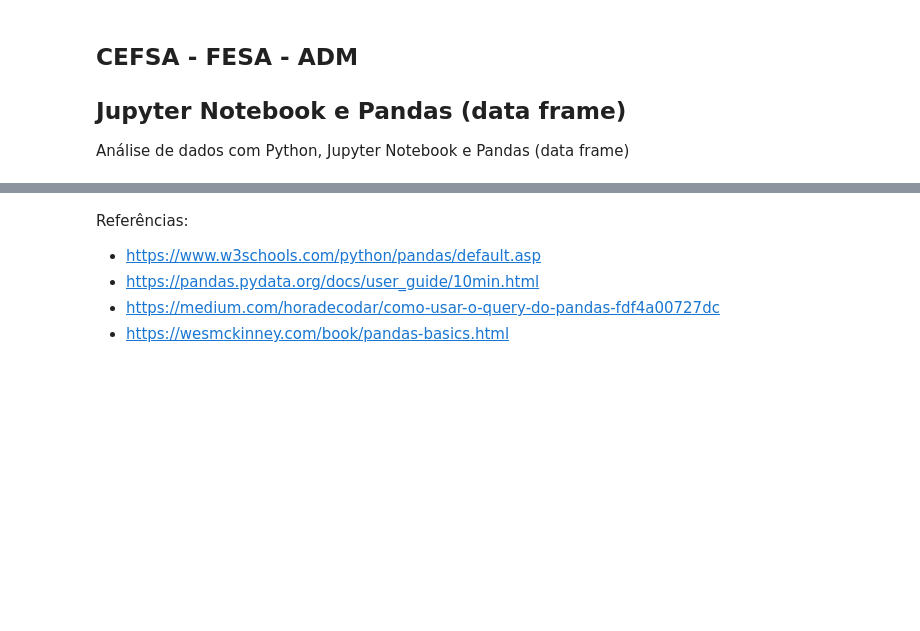
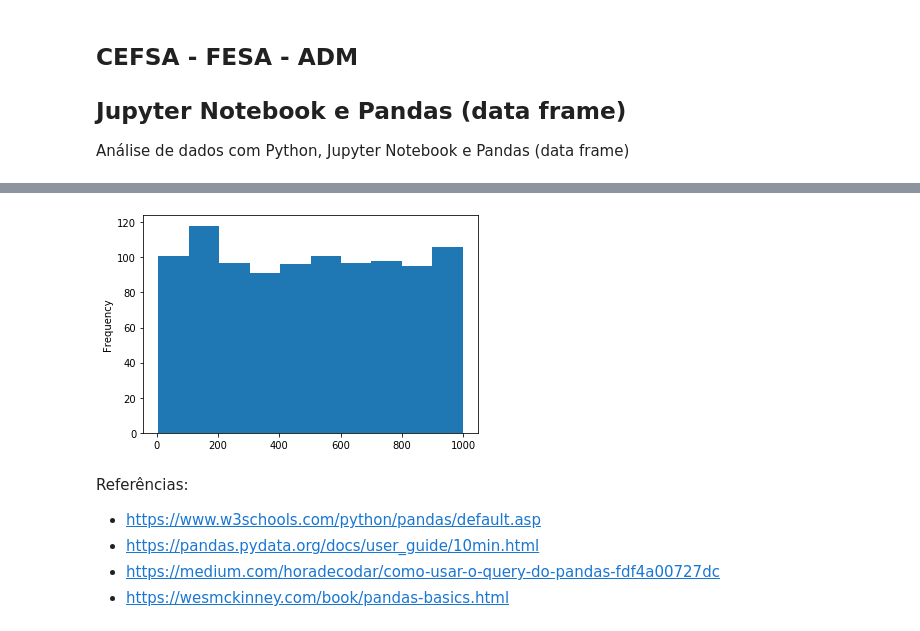
Before and after one commit to danielscarvalho/FESA-ADM-1, a Jupyter notebook: Data Frame - Pandas.ipynb, the cells around one changed output, grey strips where cells are left out. Cells and saved outputs as stored; diff of their text form; code cells hidden in the pictures; blank space fills up the shorter version.

```diff
--- a/Data Frame - Pandas.ipynb
+++ b/Data Frame - Pandas.ipynb
@@ -53,3 +259,8 @@ df_info[df_info.QTD > 190]
+# %%
+df_info["VAL"].plot.hist()
+plt.show()
+# %% [output]
+[figure, added]
 # %% [markdown]
 Referências:
 
```
Also changed, not shown: parts of 28 cells of this notebook.
